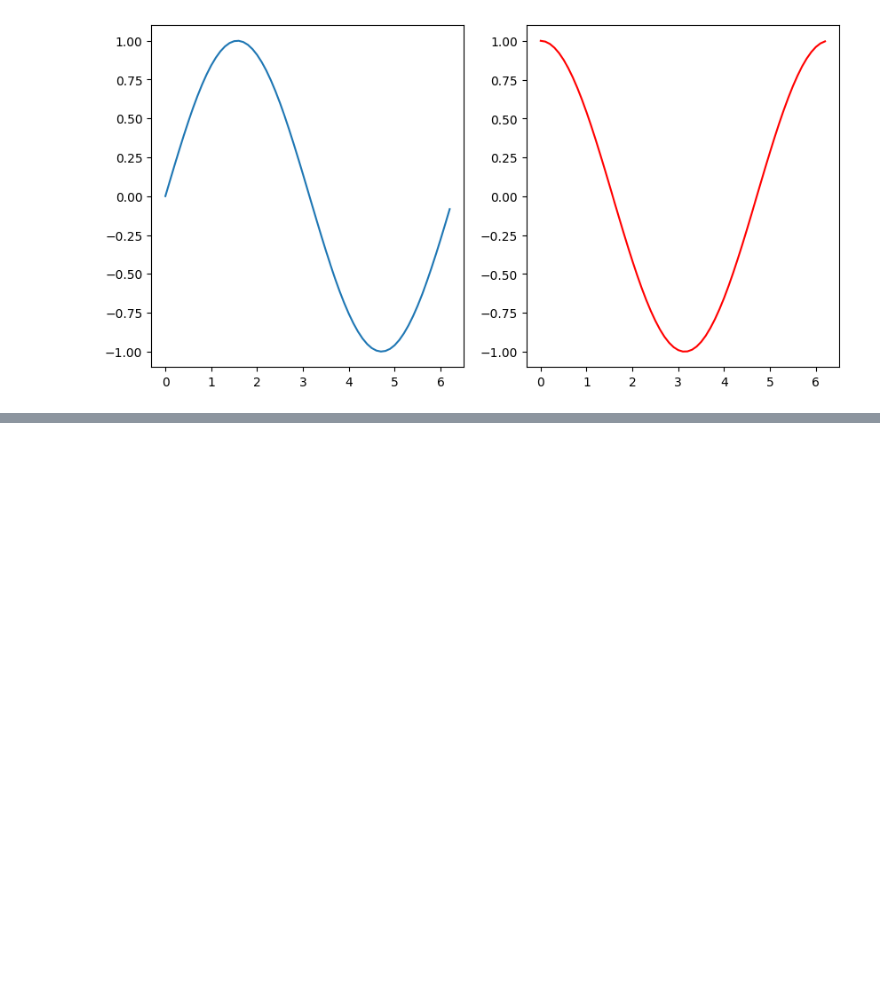
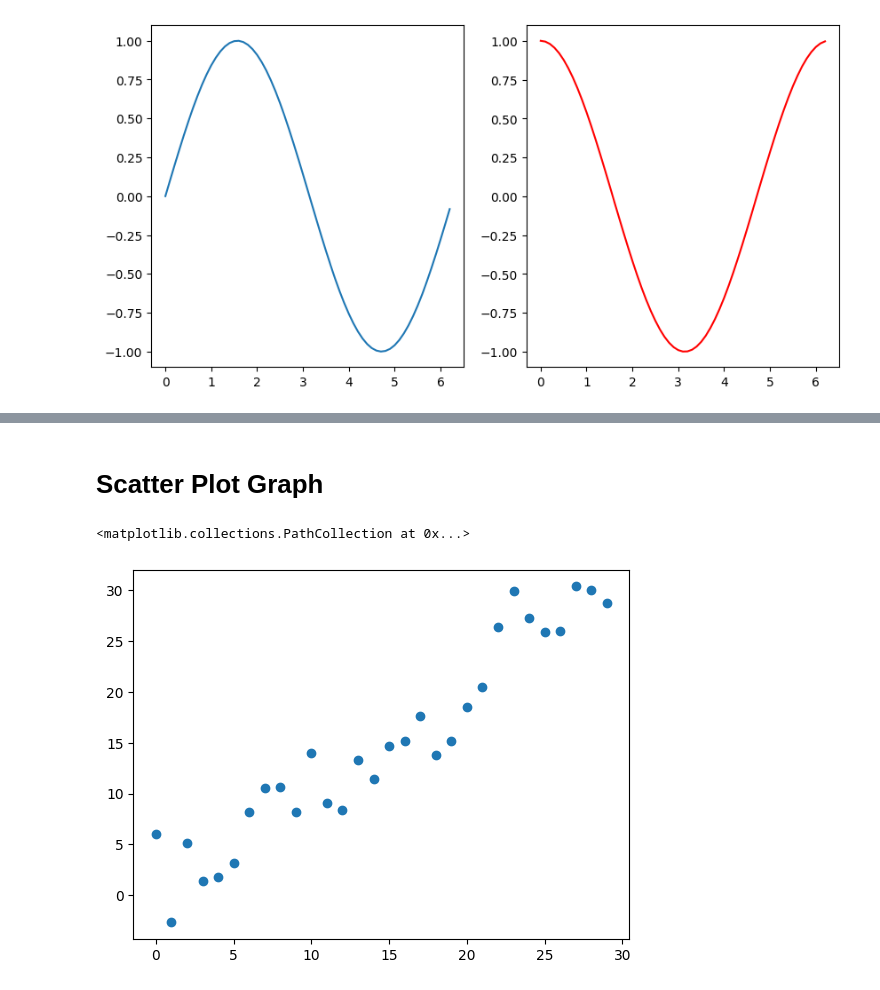
Before and after one commit to JANNIES99/Data_Science_Python_Tool, a Jupyter notebook: Matplotlab.ipynb, the cells around one changed output, grey strips where cells are left out. Cells and saved outputs as stored; diff of their text form; code cells hidden in the pictures; blank space fills up the shorter version.

```diff
--- a/Matplotlab.ipynb
+++ b/Matplotlab.ipynb
@@ -77,0 +89,7 @@ plt.show()
+# %% [markdown]
+# **Scatter Plot Graph**
+# %%
+plt.scatter(np.arange(30), np.arange(30) + 3 * np.random.randn(30))
+# %% [output]
+<matplotlib.collections.PathCollection at 0x...>
+[figure, added]
```
Also changed, not shown: parts of 9 cells of this notebook.
